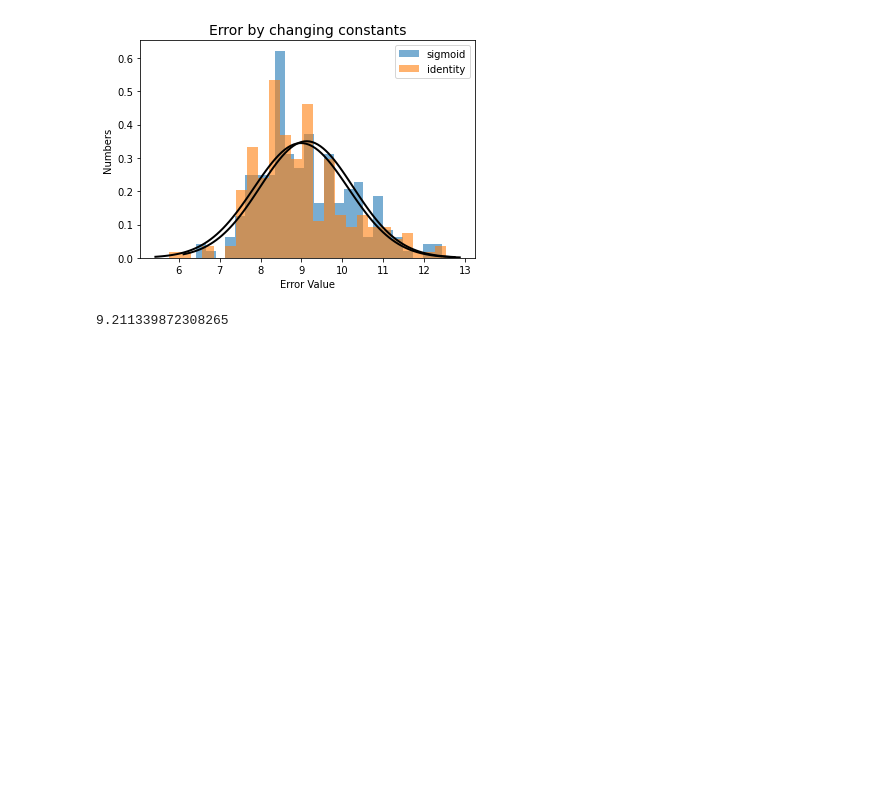
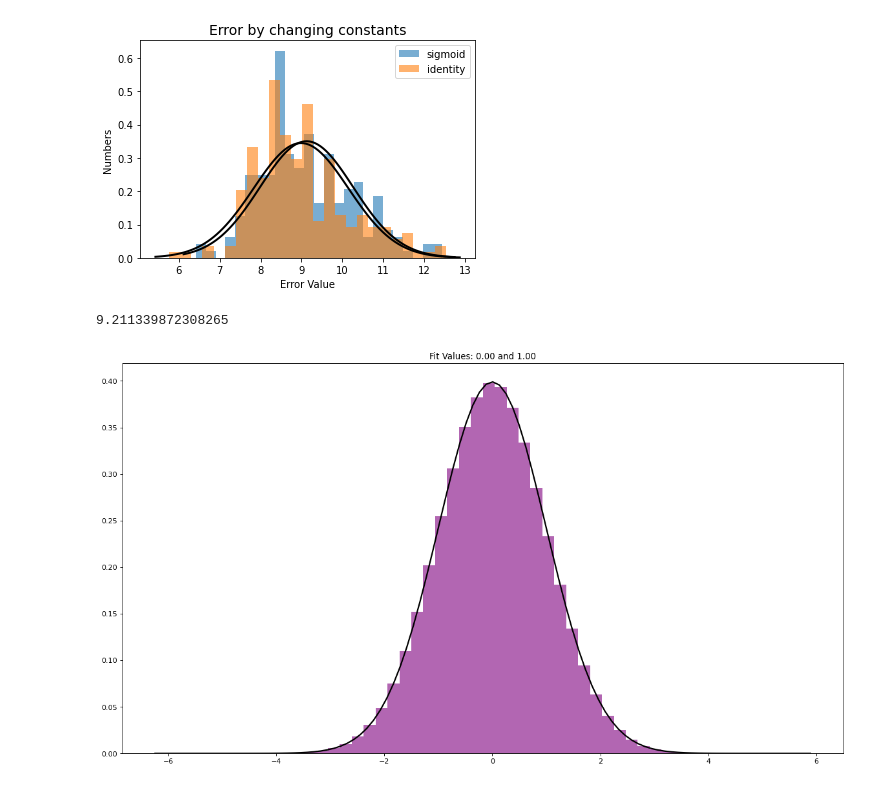
Before and after one commit to MinwooKim1990/disser, a Jupyter notebook: Using Neural Networks for Fast Numerical Integration and Optimization.ipynb, the cells around one changed output. Drawn from its saved outputs; the diff is of its cells as text; code cells hidden in the pictures; blank space fills up the shorter version.

```diff
--- a/Using Neural Networks for Fast Numerical Integration and Optimization.ipynb
+++ b/Using Neural Networks for Fast Numerical Integration and Optimization.ipynb
@@ -1306,3 +1306,19 @@ def loop(shape, numberofloop):
 print(-np.log(abs((0.1001-0.10011)/0.1001)))
 # %% [output]
 9.211339872308265
+# %%
+from scipy.stats import norm
+from matplotlib.pyplot import figure
+
+figure(figsize=(18, 10), dpi=80)
+s=np.random.normal(0, 1, 100000000)
+plt.hist(s, bins=50, density=True, alpha=0.6, color='purple')
+xmin, xmax = plt.xlim()
+x = np.linspace(xmin, xmax, 100)
+p = norm.pdf(x, 0, 1)
+plt.plot(x, p, 'k', linewidth=2)
+title = "Fit Values: {:.2f} and {:.2f}".format(0, 1)
+plt.title(title)
+plt.show()
+# %% [output]
+[figure, added]
```
Also changed, not shown: parts of 1 cell of this notebook.
